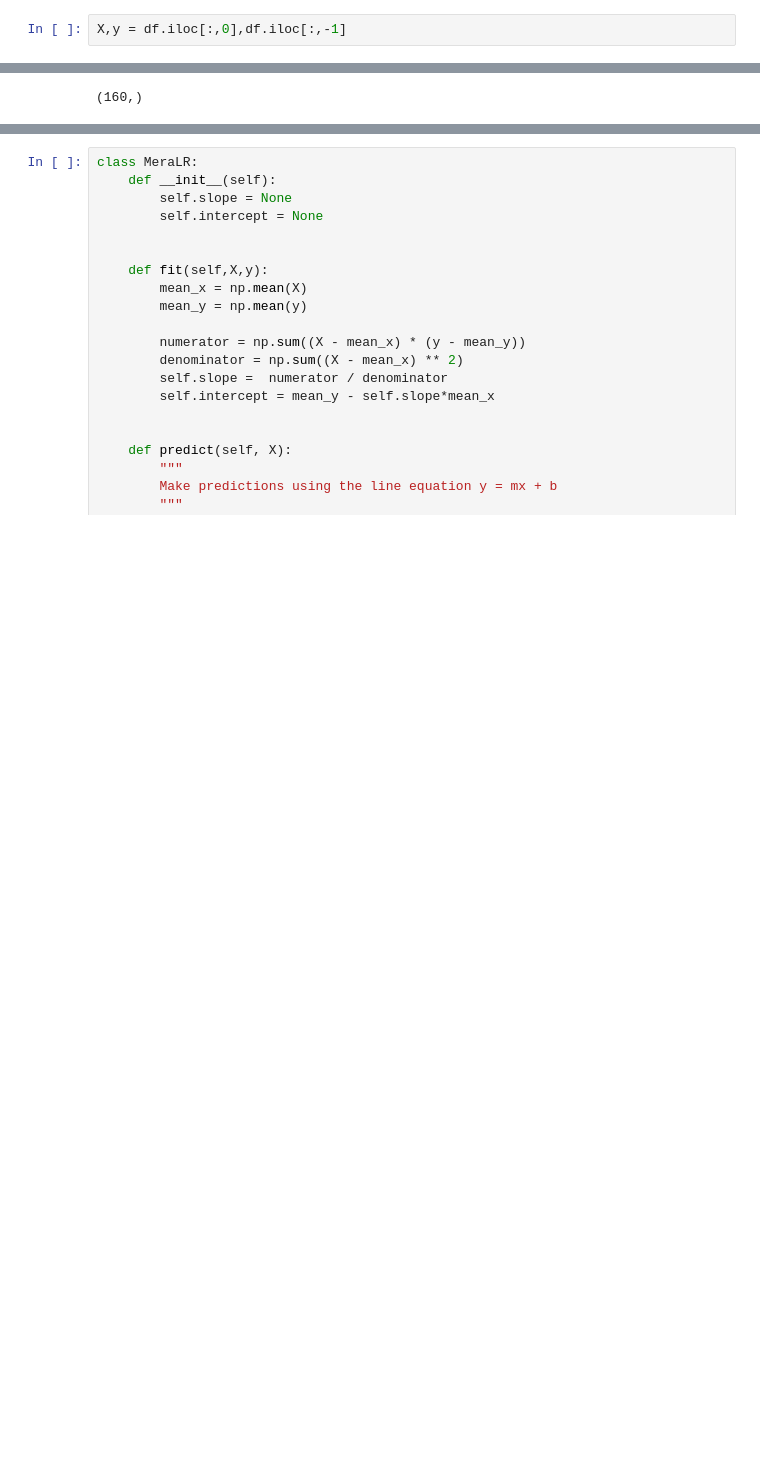
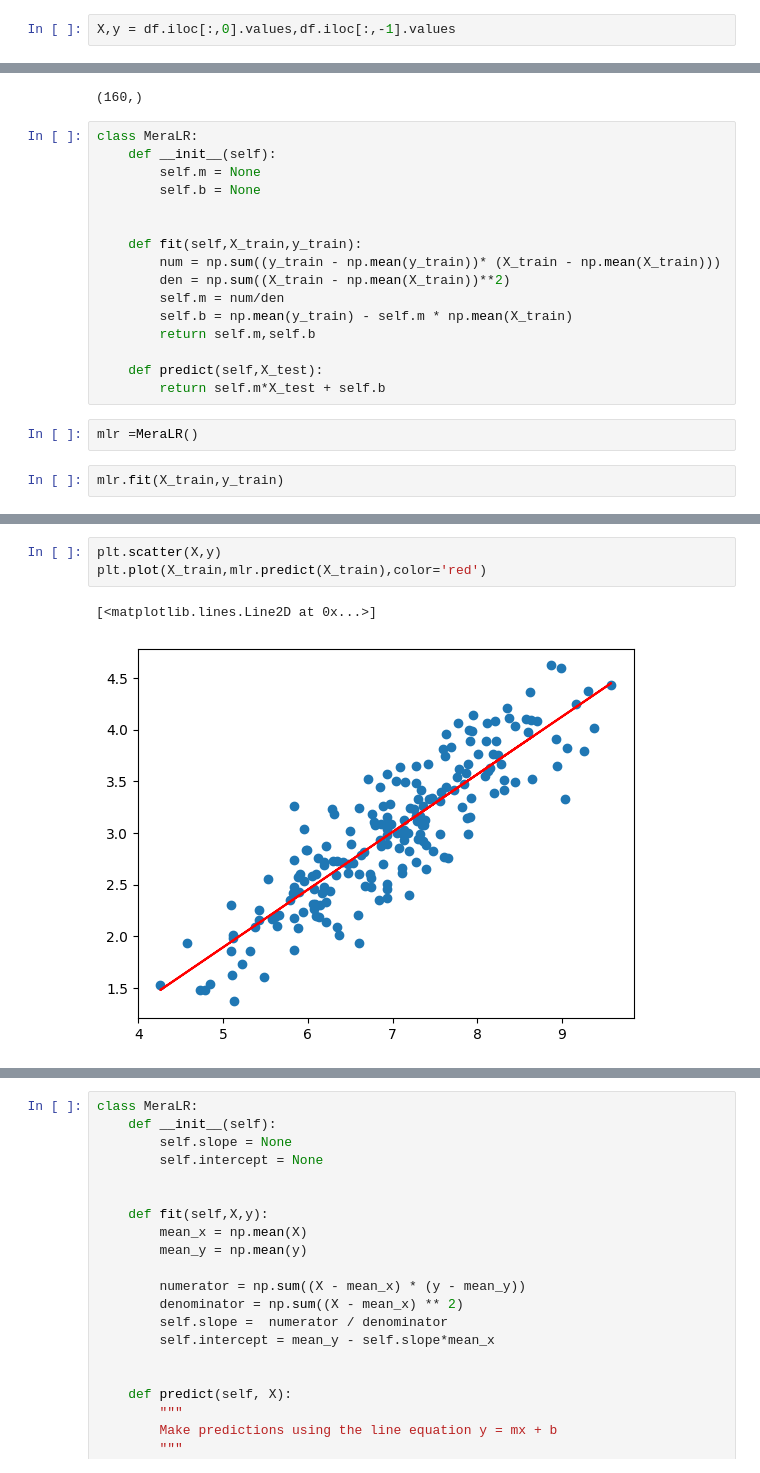
Before and after one commit to agarwalprashant/100-days-of-machine-learning, a Jupyter notebook: day48-simple-linear-regression/practice.ipynb, the cells around one changed output, grey strips where cells are left out. Drawn from its saved outputs; the diff is of its cells as text; blank space fills up the shorter version.

```diff
--- a/day48-simple-linear-regression/practice.ipynb
+++ b/day48-simple-linear-regression/practice.ipynb
@@ -14,7 +14,7 @@ df.head()
 | 3 | 7.42 | 3.67 |
 | 4 | 6.94 | 3.57 |
 # %%
-X,y = df.iloc[:,0],df.iloc[:,-1]
+X,y = df.iloc[:,0].values,df.iloc[:,-1].values
 # %%
 X.shape
 # %% [output]
@@ -64,3 +70,23 @@ Name: package, Length: 160, dtype: float64
 y_train.shape
 # %% [output]
 (160,)
+# %%
+class MeraLR:
+    def __init__(self):
+        self.m = None
+        self.b = None
+
+
+    def fit(self,X_train,y_train):
+        num = np.sum((y_train - np.mean(y_train))* (X_train - np.mean(X_train)))
+        den = np.sum((X_train - np.mean(X_train))**2)
+        self.m = num/den
+        self.b = np.mean(y_train) - self.m * np.mean(X_train)
+        return self.m,self.b
+
+    def predict(self,X_test):
+        return self.m*X_test + self.b
+# %%
+mlr =MeraLR()
+# %%
+mlr.fit(X_train,y_train)
@@ -66,0 +106,6 @@ y_train.shape
+# %%
+plt.scatter(X,y)
+plt.plot(X_train,mlr.predict(X_train),color='red')
+# %% [output]
+[<matplotlib.lines.Line2D at 0x...>]
+[figure, added]
```
Also changed, not shown: parts of 5 cells of this notebook, 11 other files.
